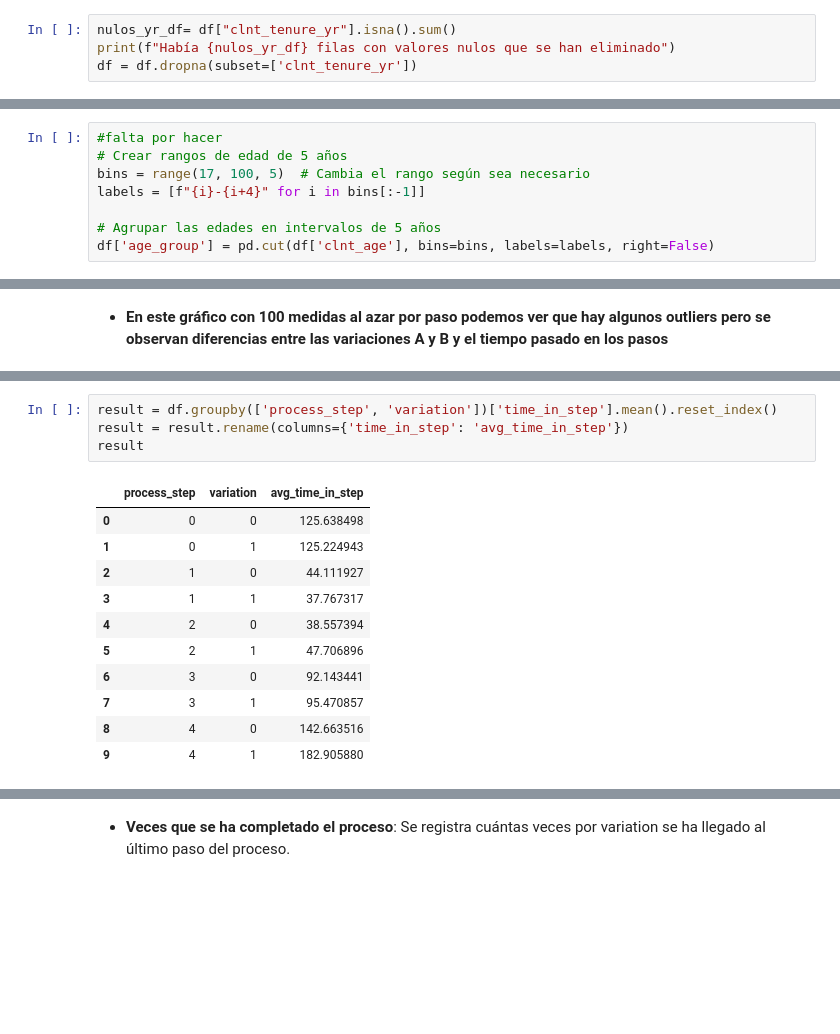
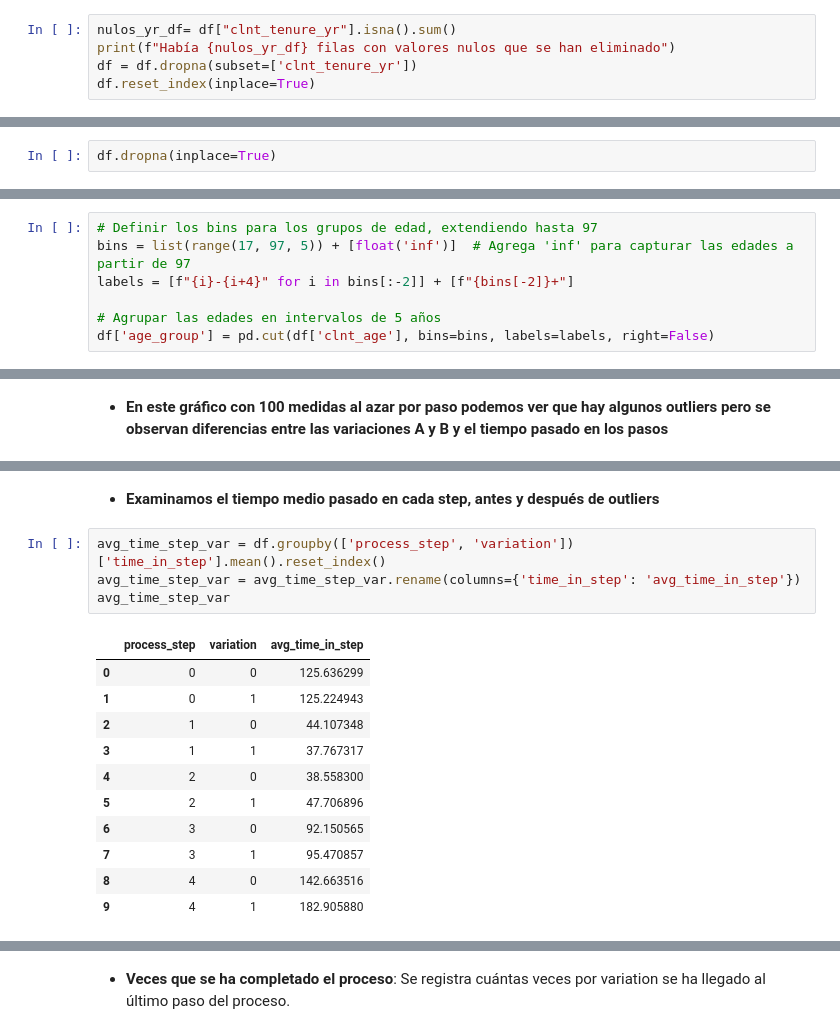
Before and after one commit to GabiCase/A-B_Testing, a Jupyter notebook: main.ipynb, the cells around one changed output, grey strips where cells are left out. Cells and saved outputs as stored; diff of their text form; blank space fills up the shorter version.

```diff
--- a/main.ipynb
+++ b/main.ipynb
@@ -218,6 +82,7 @@ Había 434096 filas con valores nulos que se han eliminado
 nulos_yr_df= df["clnt_tenure_yr"].isna().sum()
 print(f"Había {nulos_yr_df} filas con valores nulos que se han eliminado")
 df = df.dropna(subset=['clnt_tenure_yr'])
+df.reset_index(inplace=True)
 # %% [output]
 Había 102 filas con valores nulos que se han eliminado
 # %% [markdown]
@@ -252,10 +99,11 @@ dtype: int64
+# %%
+df.dropna(inplace=True)
 # %% [markdown]
 # Creación de rangos de edades
 # %%
-#falta por hacer
-# Crear rangos de edad de 5 años
-bins = range(17, 100, 5)  # Cambia el rango según sea necesario
-labels = [f"{i}-{i+4}" for i in bins[:-1]]
+# Definir los bins para los grupos de edad, extendiendo hasta 97
+bins = list(range(17, 97, 5)) + [float('inf')]  # Agrega 'inf' para capturar las edades a partir de 97
+labels = [f"{i}-{i+4}" for i in bins[:-2]] + [f"{bins[-2]}+"]
 
 # Agrupar las edades en intervalos de 5 años
 df['age_group'] = pd.cut(df['clnt_age'], bins=bins, labels=labels, right=False)
@@ -691,16 +499,18 @@ plt.show()
+# %% [markdown]
+- **Examinamos el tiempo medio pasado en cada step, antes y después de outliers**
 # %%
-result = df.groupby(['process_step', 'variation'])['time_in_step'].mean().reset_index()
-result = result.rename(columns={'time_in_step': 'avg_time_in_step'})
-result
+avg_time_step_var = df.groupby(['process_step', 'variation'])['time_in_step'].mean().reset_index()
+avg_time_step_var = avg_time_step_var.rename(columns={'time_in_step': 'avg_time_in_step'})
+avg_time_step_var
 # %% [output]
 |  | process_step | variation | avg_time_in_step |
-| 0 | 0 | 0 | 125.638498 |
+| 0 | 0 | 0 | 125.636299 |
 | 1 | 0 | 1 | 125.224943 |
-| 2 | 1 | 0 | 44.111927 |
+| 2 | 1 | 0 | 44.107348 |
 | 3 | 1 | 1 | 37.767317 |
-| 4 | 2 | 0 | 38.557394 |
+| 4 | 2 | 0 | 38.558300 |
 | 5 | 2 | 1 | 47.706896 |
-| 6 | 3 | 0 | 92.143441 |
+| 6 | 3 | 0 | 92.150565 |
 | 7 | 3 | 1 | 95.470857 |
 | 8 | 4 | 0 | 142.663516 |
 | 9 | 4 | 1 | 182.905880 |
```
Also changed, not shown: parts of 68 cells of this notebook.
